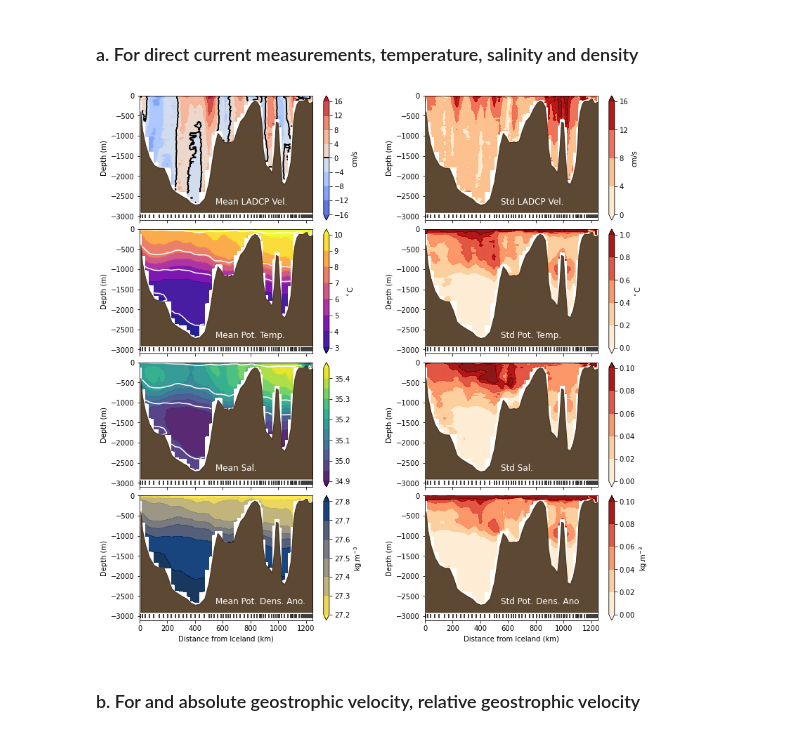
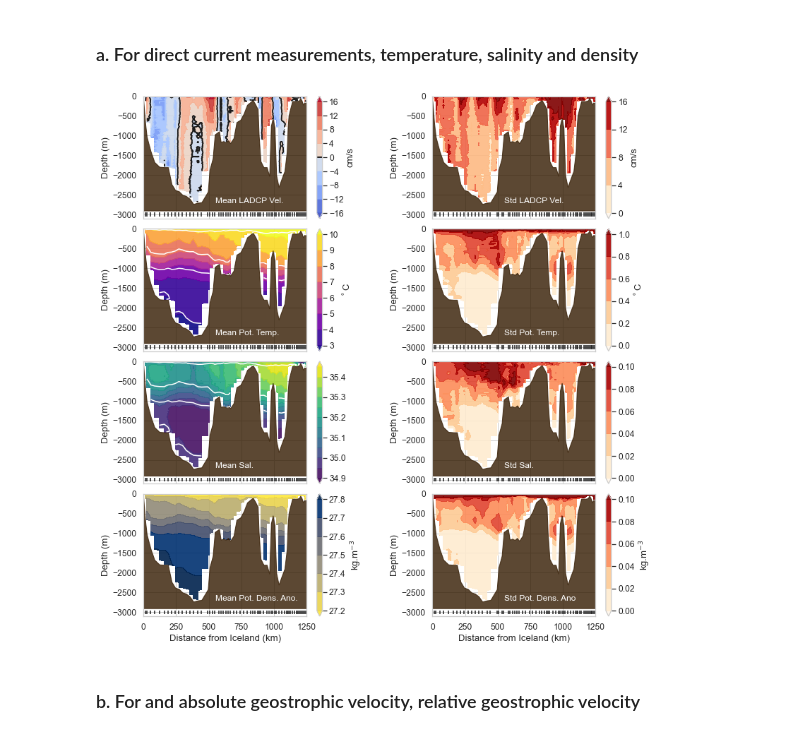
Before and after one commit to lhoupert/analysis_eel_data, a Jupyter notebook: notebooks/02_Explore_EEL_meanfield.ipynb, the cells around one changed output. Cells and saved outputs as stored; diff of their text form; code cells hidden in the pictures.

```diff
--- a/notebooks/02_Explore_EEL_meanfield.ipynb
+++ b/notebooks/02_Explore_EEL_meanfield.ipynb
@@ -9,7 +12,7 @@ pd.set_option("display.precision", 4)
 # %% [markdown]
 ## 1. Load data into Dataframe
 # %%
-pathdir = '../data/raw'
+pathdir = '../data/raw/csv_ctdgrid/'
 
 # List available data files
 import glob
@@ -218,7 +231,7 @@ print(dfdate)
 16    dy078  2017      5
 # %%
 # Location of EEL stations
-file3 = pathdir+'/'+'EELCTDandLADCP_refpos_gvel.csv'
+file3 = pathdir+'/'+'EELCTDandLADCP_refpos.csv'
 dfloc = pd.read_csv(file3,sep=',', index_col=None,
                      header=0)
 dfloc['Refdist'] = dfloc['Refdist'].round(decimals=1)
@@ -692,35 +722,36 @@ for row in [0,1,2,3]:
             CS_WM = ax.contour(Xi, -Yi, sdf_MSigma0, levels=c_WM, colors='w' )
             # clab=ax.clabel(CS_WM, CS_WM.levels, fmt='%1.2f', inline=True, fontsize=10)
 
 
         ax.set_ylabel('Depth (m)')
         ax.set_xlim([0,1250])
         ax.set_ylim([-3100,0])
 
         # ax.set_title(pltitle)
         ax.text(550, -2700, VarDir['Type']+' '+VarDir['Var'], fontsize=12, color ='white' )
 
         # Make a colorbar for the ContourSet returned by the contourf call.
         cbar = fig.colorbar(CS, ax=ax)
         cbar.ax.set_ylabel(plunits)
         #cbar.ax.set_ylabel('m/s')
 
         # Add the contour line levels to the colorbar
         if 'c_levels' in VarDir:
             cbar.add_lines(CS2)
 
         # Add bathymetry (from the nominal depth of the reference EEL stations)
-        ax.fill_between(dfs['Refdist'], -dfs['RefDepthGV'], -2900, color="#331a00", alpha=0.8)
+        ax.fill_between(dfs['Refdist'], -dfs['DepthSta'], -2900, color="#331a00", alpha=0.8)
 
         ax.vlines(dfs['Refdist'], -3050, -2950, colors='k')
 
         if row ==3:
             ax.set_xlabel('Distance from Iceland (km)')
 
 plt.tight_layout(pad=0.5,w_pad=3)
+
 plt.savefig('figures/'+'02_figure4x2.pdf')
 # %% [output]
-[figure, old version]
+[figure, new version]
 # %% [markdown]
 ### b. For and absolute geostrophic velocity, relative geostrophic velocity
 # %%
```
Also changed, not shown: parts of 37 cells of this notebook, 7 other files.
